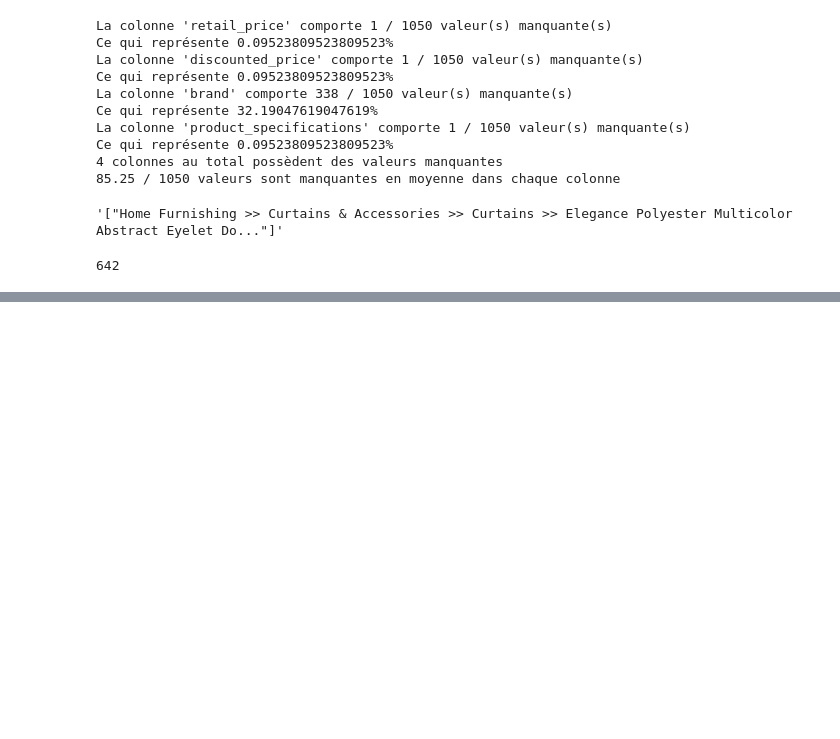
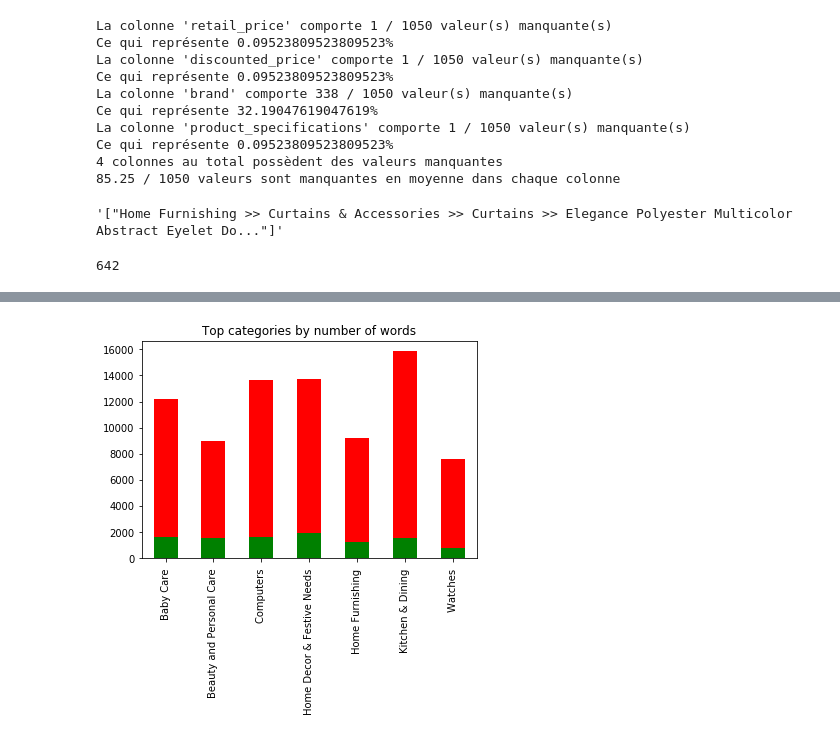
Before and after one commit to Julien-paulet/Ds_projet6, a Jupyter notebook: P6_02_notebook_analyses.ipynb, the cells around one changed output, grey strips where cells are left out. Cells and saved outputs as stored; diff of their text form; code cells hidden in the pictures; blank space fills up the shorter version.

```diff
--- a/P6_02_notebook_analyses.ipynb
+++ b/P6_02_notebook_analyses.ipynb
@@ -41,0 +45,6 @@ len(data_target['product_category_tree'].unique())
+# %%
+# We first need to extract the categories from the data
+data['categ'] = data['product_category_tree'].str.split(pat='>>').str[0]
+data['categ'] = data['categ'].str.split(pat='"').str[1]
+# Let's get the second categ, we'll see if we need it later
+data['categ2'] = data['product_category_tree'].str.split(pat='>>').str[1]
@@ -41,0 +99,20 @@ len(data_target['product_category_tree'].unique())
+# %%
+data_text = data.reset_index()
+data_text = data_text[['categ', 'description']]
+# We take one line per category and sum the description
+data_text = data_text.groupby('categ').sum()
+# We'll need to change that later, not the best practice
+# %%
+tokenizer = nltk.RegexpTokenizer(r'\w+')
+
+desc = defaultdict(list)
+
+for i in data_text.index:
+    print(data_text.loc[i, 'description'])
+    desc[i] += tokenizer.tokenize(data_text.loc[i, 'description'].lower())
+
+stats, freq = dict(), dict()
+
+for k, v in zip(desc.keys(), desc.values()):
+    freq[k] = fq = nltk.FreqDist(v)
+    stats[k] = {'total': len(v), 'Unique': len(fq.keys())}
@@ -41,0 +137,10 @@ len(data_target['product_category_tree'].unique())
+# %%
+df = pd.DataFrame.from_dict(stats, orient='index')
+
+# Affichage des fréquences
+df.sort_values(by='total', ascending=False)
+df['total'].plot(kind='bar', color="red", title='Top categories by number of words', label='Total')
+df['Unique'].plot(kind='bar', color="green", label='Unique')
+plt.show()
+# %% [output]
+[figure, added]
```
Also changed, not shown: parts of 10 cells of this notebook.
